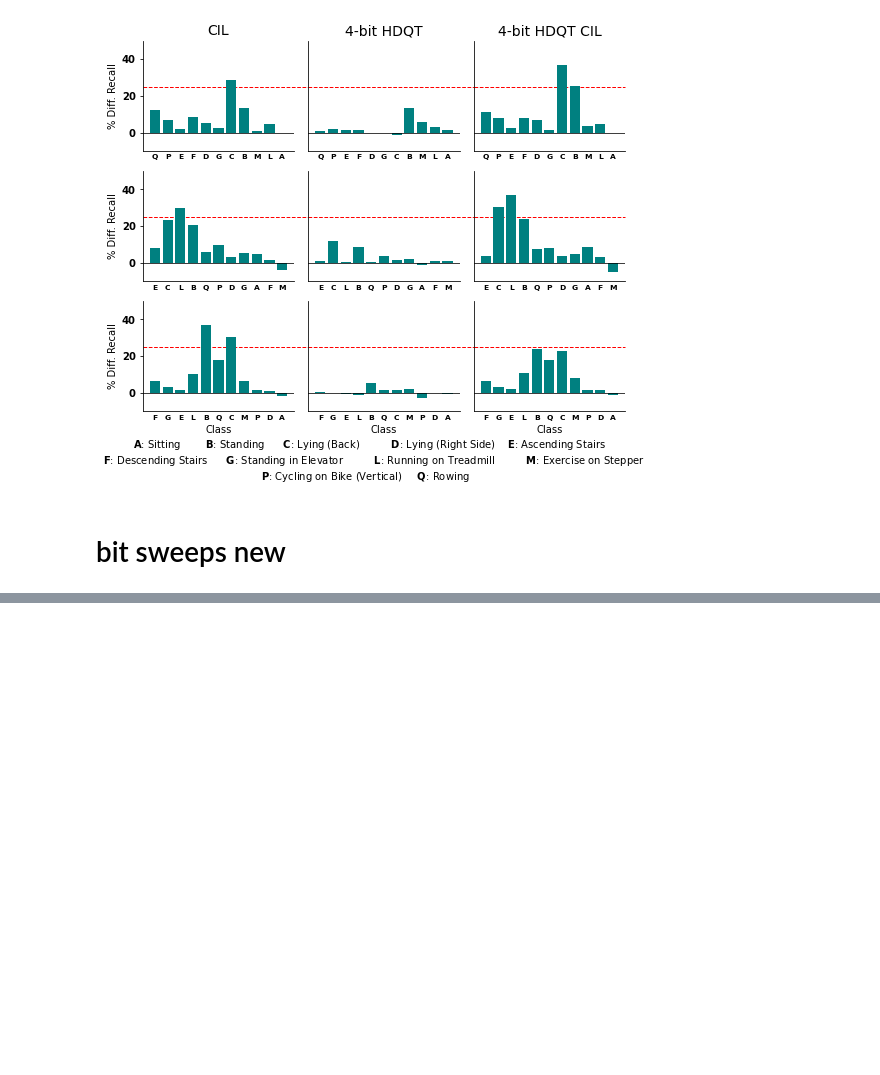
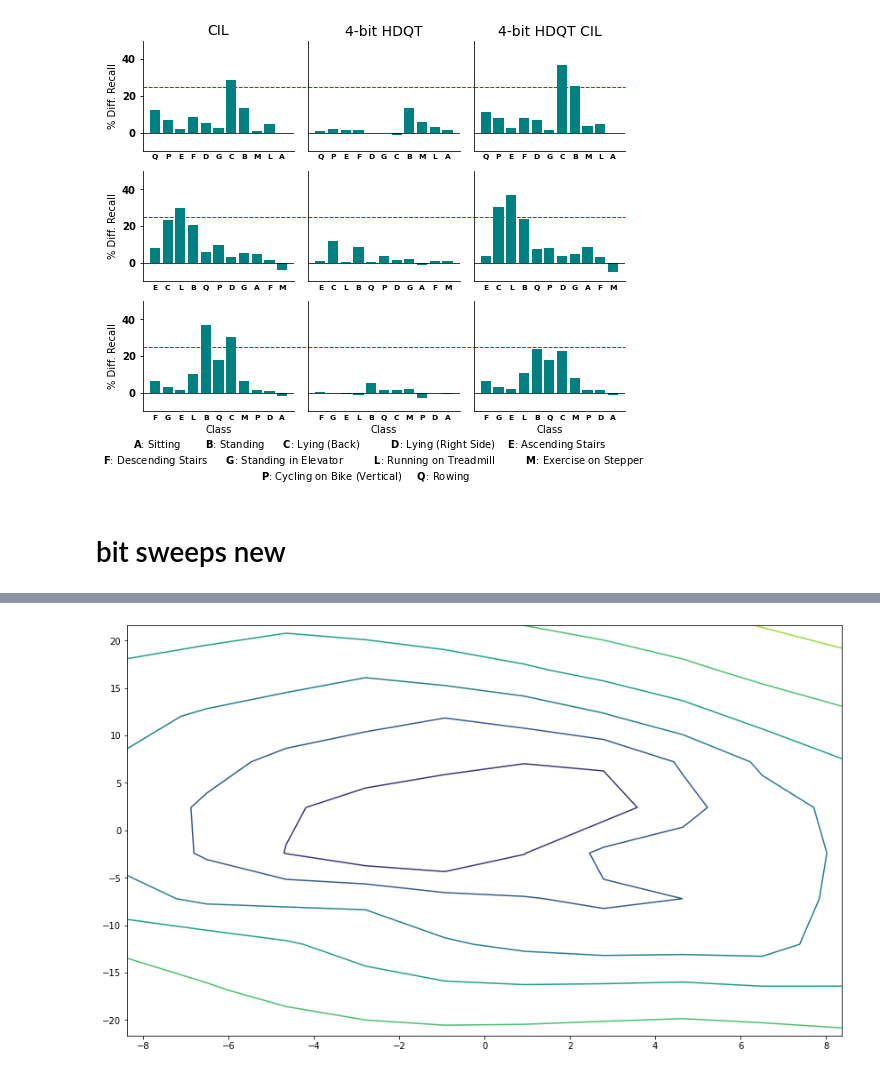
Before and after one commit to Intelligent-Microsystems-Lab/QuantizedCIL, a Jupyter notebook: figures/plotting.ipynb, the cells around one changed output, grey strips where cells are left out. Cells and saved outputs as stored; diff of their text form; code cells hidden in the pictures; blank space fills up the shorter version.

```diff
--- a/figures/plotting.ipynb
+++ b/figures/plotting.ipynb
@@ -2405,0 +2736,85 @@ AttributeError: 'numpy.ndarray' object has no attribute 'set_xlabel'
+# %%
+import numpy as np
+import matplotlib.pyplot as plt
+
+def fmt(x):
+    s = f"{x:.3f}"
+    return rf"{s}" if plt.rcParams["text.usetex"] else f"{s}"
+
+fig, ax = plt.subplots(nrows=1, ncols=1, figsize=(14.4, 8.5))
+xv = np.array([[-8.36377287, -6.50515668, -4.64654048, -2.78792429, -0.9293081 ,
+         0.9293081 ,  2.78792429,  4.64654048,  6.50515668,  8.36377287],
+       [-8.36377287, -6.50515668, -4.64654048, -2.78792429, -0.9293081 ,
+         0.9293081 ,  2.78792429,  4.64654048,  6.50515668,  8.36377287],
+       [-8.36377287, -6.50515668, -4.64654048, -2.78792429, -0.9293081 ,
+         0.9293081 ,  2.78792429,  4.64654048,  6.50515668,  8.36377287],
+       [-8.36377287, -6.50515668, -4.64654048, -2.78792429, -0.9293081 ,
+         0.9293081 ,  2.78792429,  4.64654048,  6.50515668,  8.36377287],
+       [-8.36377287, -6.50515668, -4.64654048, -2.78792429, -0.9293081 ,
+         0.9293081 ,  2.78792429,  4.64654048,  6.50515668,  8.36377287],
+       [-8.36377287, -6.50515668, -4.64654048, -2.78792429, -0.9293081 ,
+         0.9293081 ,  2.78792429,  4.64654048,  6.50515668,  8.36377287],
+       [-8.36377287, -6.50515668, -4.64654048, -2.78792429, -0.9293081 ,
+         0.9293081 ,  2.78792429,  4.64654048,  6.50515668,  8.36377287],
+       [-8.36377287, -6.50515668, -4.64654048, -2.78792429, -0.9293081 ,
+         0.9293081 ,  2.78792429,  4.64654048,  6.50515668,  8.36377287],
+       [-8.36377287, -6.50515668, -4.64654048, -2.78792429, -0.9293081 ,
+         0.9293081 ,  2.78792429,  4.64654048,  6.50515668,  8.36377287],
+       [-8.36377287, -6.50515668, -4.64654048, -2.78792429, -0.9293081 ,
+         0.9293081 ,  2.78792429,  4.64654048,  6.50515668,  8.36377287]])
+yv = np.array([[-21.62899504, -21.62899504, -21.62899504, -21.62899504,
+        -21.62899504, -21.62899504, -21.62899504, -21.62899504,
+        -21.62899504, -21.62899504],
+       [-16.8225517 , -16.8225517 , -16.8225517 , -16.8225517 ,
+        -16.8225517 , -16.8225517 , -16.8225517 , -16.8225517 ,
+        -16.8225517 , -16.8225517 ],
+       [-12.01610835, -12.01610835, -12.01610835, -12.01610835,
+        -12.01610835, -12.01610835, -12.01610835, -12.01610835,
+        -12.01610835, -12.01610835],
+       [ -7.20966501,  -7.20966501,  -7.20966501,  -7.20966501,
+         -7.20966501,  -7.20966501,  -7.20966501,  -7.20966501,
+         -7.20966501,  -7.20966501],
+       [ -2.40322167,  -2.40322167,  -2.40322167,  -2.40322167,
+         -2.40322167,  -2.40322167,  -2.40322167,  -2.40322167,
+         -2.40322167,  -2.40322167],
+       [  2.40322167,   2.40322167,   2.40322167,   2.40322167,
+          2.40322167,   2.40322167,   2.40322167,   2.40322167,
+          2.40322167,   2.40322167],
+       [  7.20966501,   7.20966501,   7.20966501,   7.20966501,
+          7.20966501,   7.20966501,   7.20966501,   7.20966501,
+          7.20966501,   7.20966501],
+       [ 12.01610835,  12.01610835,  12.01610835,  12.01610835,
+         12.01610835,  12.01610835,  12.01610835,  12.01610835,
+         12.01610835,  12.01610835],
+       [ 16.8225517 ,  16.8225517 ,  16.8225517 ,  16.8225517 ,
+         16.8225517 ,  16.8225517 ,  16.8225517 ,  16.8225517 ,
+         16.8225517 ,  16.8225517 ],
+       [ 21.62899504,  21.62899504,  21.62899504,  21.62899504,
+         21.62899504,  21.62899504,  21.62899504,  21.62899504,
+         21.62899504,  21.62899504]])
+zv = np.array([[ 3.90355694,  3.71337312,  3.54439824,  3.43087338,  3.3852909 ,
+         3.41923772,  3.48336409,  3.53582018,  3.47251756,  3.35347435],
+       [ 3.53409891,  3.26922139,  3.00250299,  2.75308997,  2.569004  ,
+         2.5270011 ,  2.57541838,  2.62879192,  2.49912169,  2.43935508],
+       [ 3.05175703,  2.82611814,  2.48953895,  2.07681585,  1.69548538,
+         1.4316785 ,  1.28351111,  1.30302452,  1.27876391,  1.96124383],
+       [ 1.85708671,  1.44009143,  1.4037425 ,  1.44738158,  1.0319045 ,
+         0.84404026,  0.66818195,  0.80104832,  1.20463324,  1.75403769],
+       [ 1.35005412,  0.6935853 , -0.01927341, -0.55731183, -0.70633613,
+        -0.02582097,  0.97785297,  1.09793384,  1.29226132,  1.67065601],
+       [ 1.25427741,  0.68709459,  0.08478737, -0.25499396, -0.46255908,
+        -0.61233182, -0.42306358,  0.57433023,  1.30244872,  1.76060987],
+       [ 1.51365596,  1.04622507,  0.60628309,  0.34213156,  0.17890878,
+         0.02605576,  0.10522237,  0.88955128,  1.72654535,  2.34899059],
+       [ 1.8100579 ,  1.49938705,  1.25989818,  1.0378063 ,  0.82450237,
+         1.07520398,  1.5216261 ,  2.08305444,  2.65930275,  3.05110262],
+       [ 2.27455243,  2.10460434,  1.91428907,  1.70285994,  1.97555903,
+         2.26482243,  2.65568869,  3.01602927,  3.42103405,  3.72381041],
+       [ 2.75170035,  2.6328955 ,  2.5065    ,  2.73213935,  2.89930843,
+         3.21056533,  3.46921552,  3.7383946 ,  4.0334072 ,  4.28327113]])
+resolution = 1
+CS = ax.contour(xv, yv, zv, level=np.linspace(-1.5, 1.5, 10))
+CS.levels = np.array([]) # contour line name
+
+ax.clabel(CS, CS.levels, inline=True, fmt=fmt, fontsize=10)
+# %% [output]
@@ -2405,0 +2822 @@ AttributeError: 'numpy.ndarray' object has no attribute 'set_xlabel'
+[figure, added]
```
Also changed, not shown: parts of 15 cells of this notebook, 2 other files.
